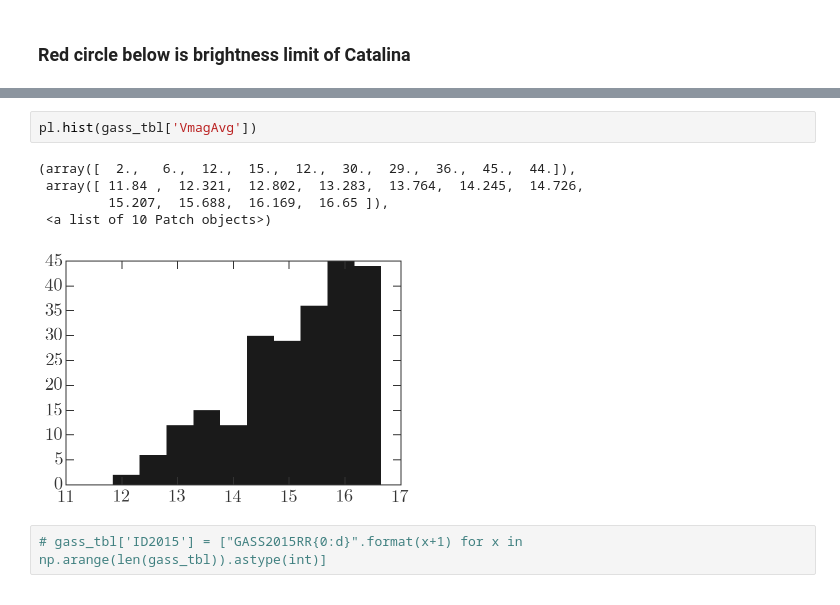
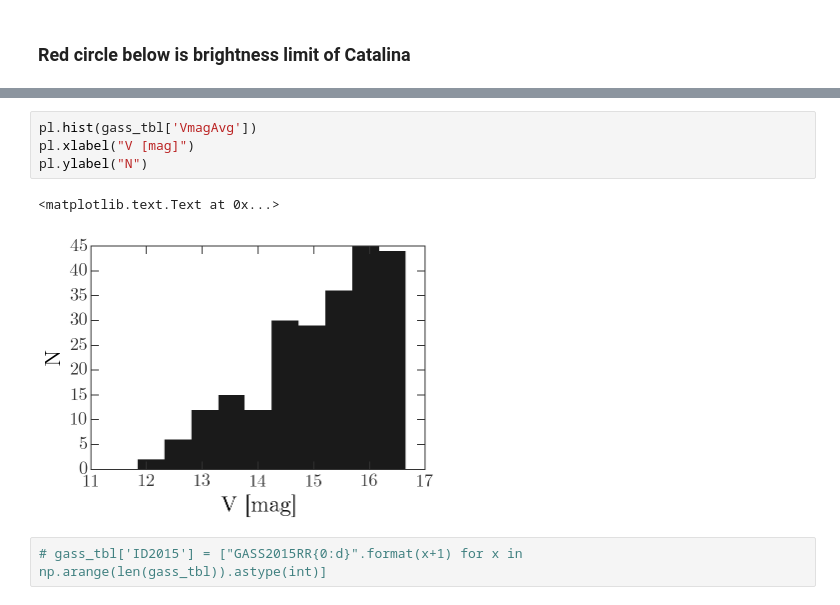
Before and after one commit to adrn/TriandRRLyrae, a Jupyter notebook: notebooks/A13 Proposal.ipynb, the cells around one changed output, grey strips where cells are left out. Saved outputs shown, nothing was run; the diff lists cells and outputs as text.

```diff
--- a/notebooks/A13 Proposal.ipynb
+++ b/notebooks/A13 Proposal.ipynb
@@ -163,11 +165,10 @@ fig.colorbar(cc)
 # %%
 pl.hist(gass_tbl['VmagAvg'])
+pl.xlabel("V [mag]")
+pl.ylabel("N")
 # %% [output]
-(array([  2.,   6.,  12.,  15.,  12.,  30.,  29.,  36.,  45.,  44.]),
- array([ 11.84 ,  12.321,  12.802,  13.283,  13.764,  14.245,  14.726,
-         15.207,  15.688,  16.169,  16.65 ]),
- <a list of 10 Patch objects>)
+<matplotlib.text.Text at 0x...>
-[figure, old version]
+[figure, new version]
 # %%
 # gass_tbl['ID2015'] = ["GASS2015RR{0:d}".format(x+1) for x in np.arange(len(gass_tbl)).astype(int)]
 # %%
```
Also changed, not shown: parts of 3 cells of this notebook.
